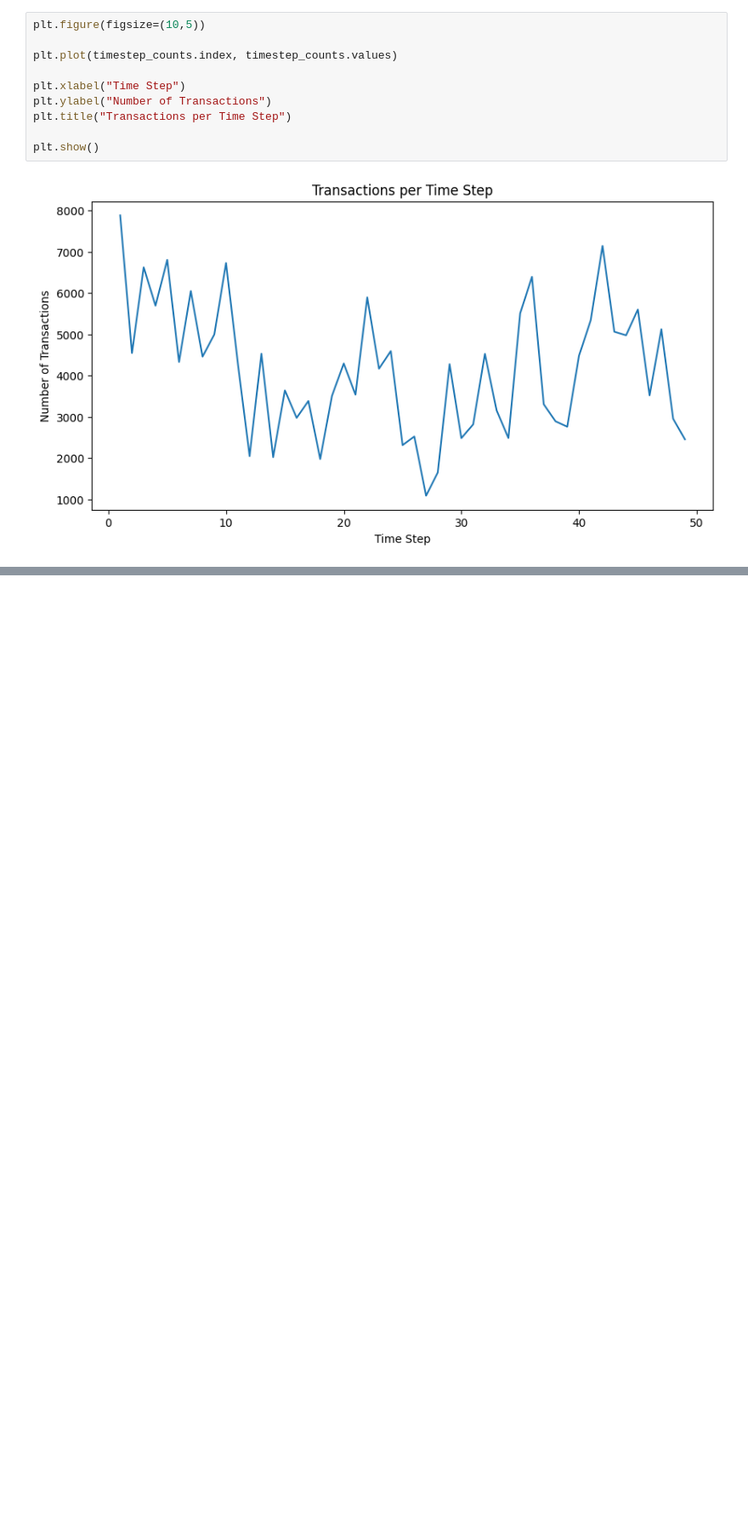
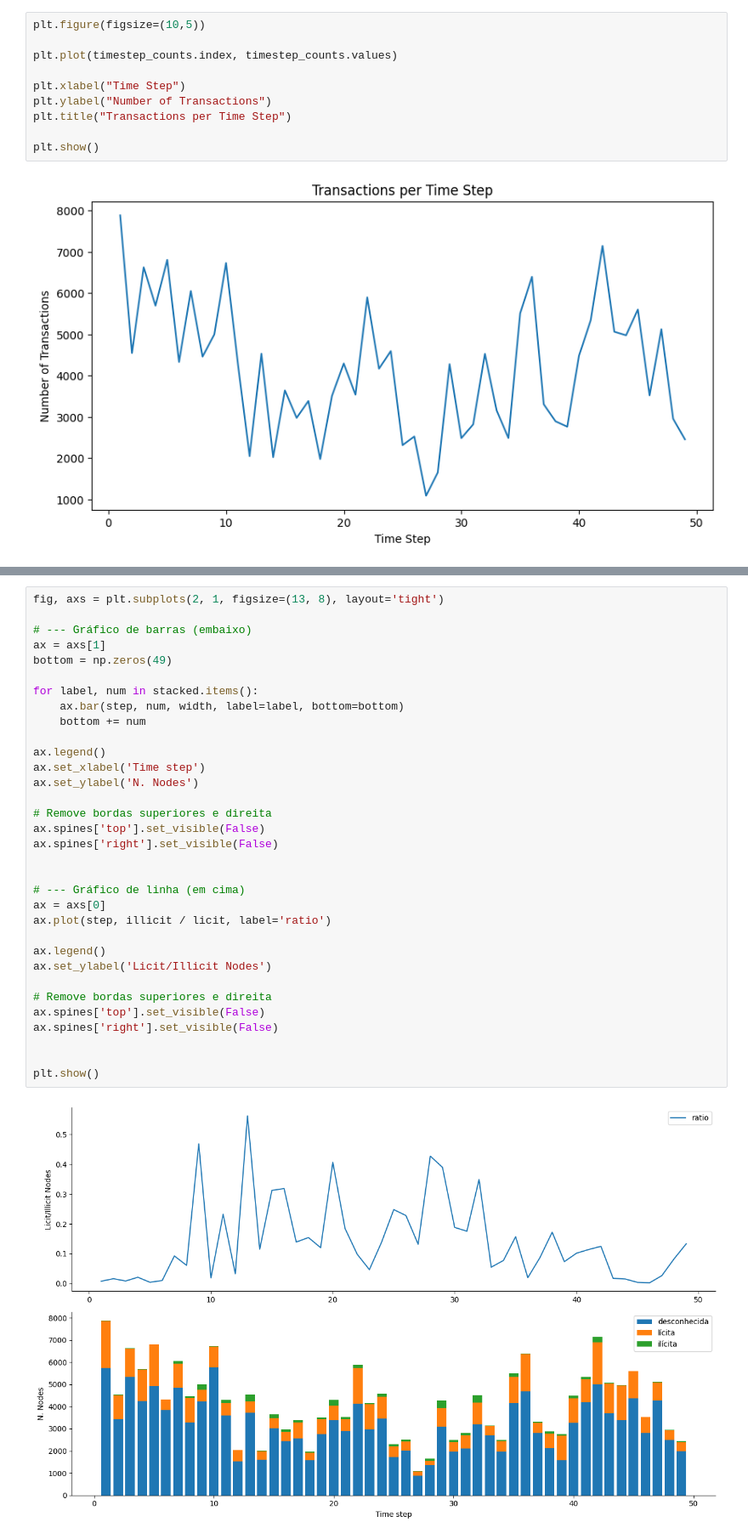
Before and after one commit to jvitorthomaz/tcc-mba-fraud-detection, a Jupyter notebook: eda/notebooks/EDA_plots.ipynb, the cells around one changed output, grey strips where cells are left out. Shown at 85% size. Drawn from its saved outputs; the diff is of its cells as text; blank space fills up the shorter version.

```diff
--- a/scripts/notebooks/EDA_plots.ipynb
+++ b/eda/notebooks/EDA_plots.ipynb
@@ -124,0 +125,35 @@ plt.show()
+# %%
+fig, axs = plt.subplots(2, 1, figsize=(13, 8), layout='tight')
+
+# --- Gráfico de barras (embaixo)
+ax = axs[1]
+bottom = np.zeros(49)
+
+for label, num in stacked.items():
+    ax.bar(step, num, width, label=label, bottom=bottom)
+    bottom += num
+
+ax.legend()
+ax.set_xlabel('Time step')
+ax.set_ylabel('N. Nodes')
+
+# Remove bordas superiores e direita
+ax.spines['top'].set_visible(False)
+ax.spines['right'].set_visible(False)
+
+
+# --- Gráfico de linha (em cima)
+ax = axs[0]
+ax.plot(step, illicit / licit, label='ratio')
+
+ax.legend()
+ax.set_ylabel('Licit/Illicit Nodes')
+
+# Remove bordas superiores e direita
+ax.spines['top'].set_visible(False)
+ax.spines['right'].set_visible(False)
+
+
+plt.show()
+# %% [output]
+[figure, added]
```
Also changed, not shown: parts of 1 cell of this notebook, 8 other files.
